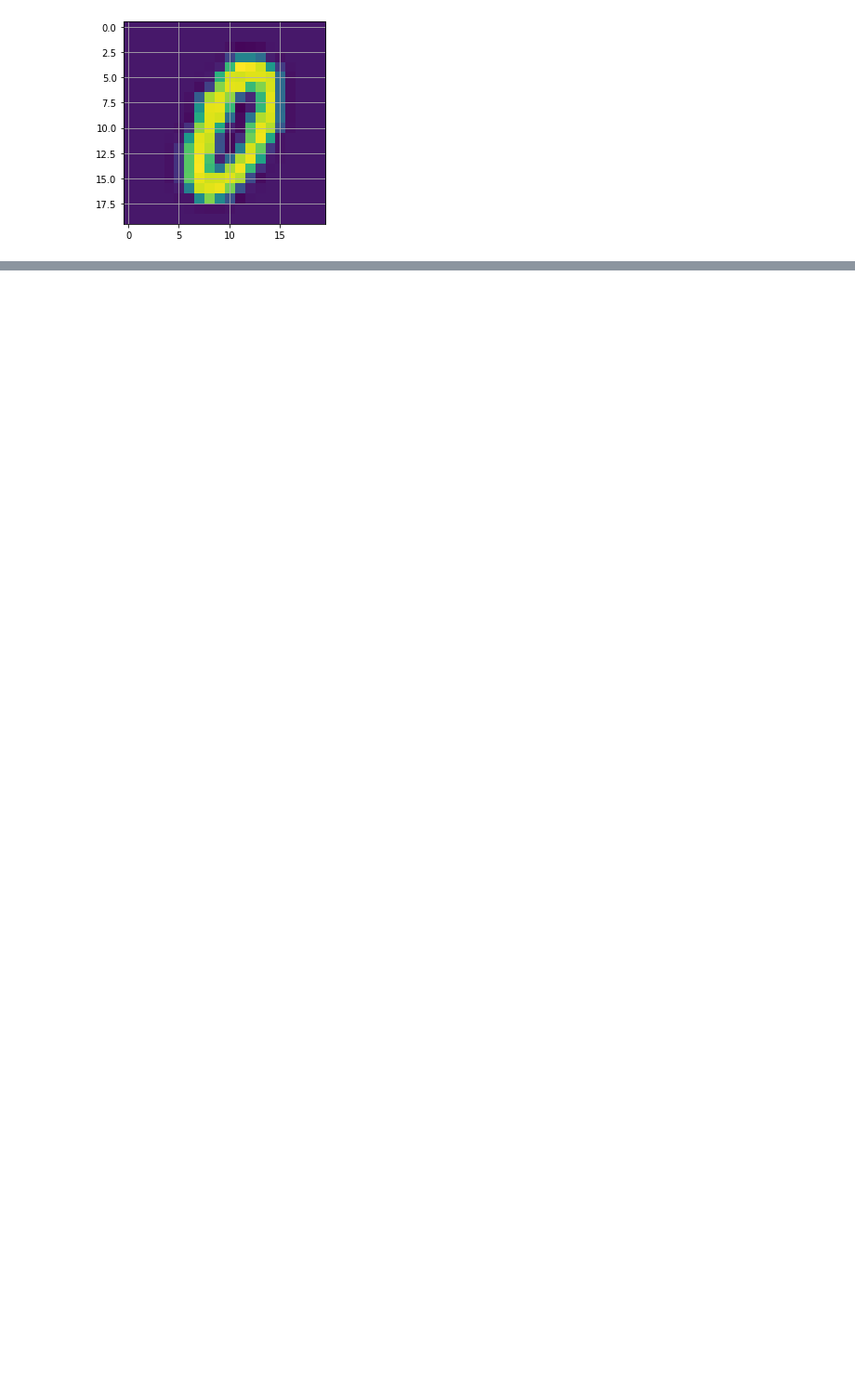
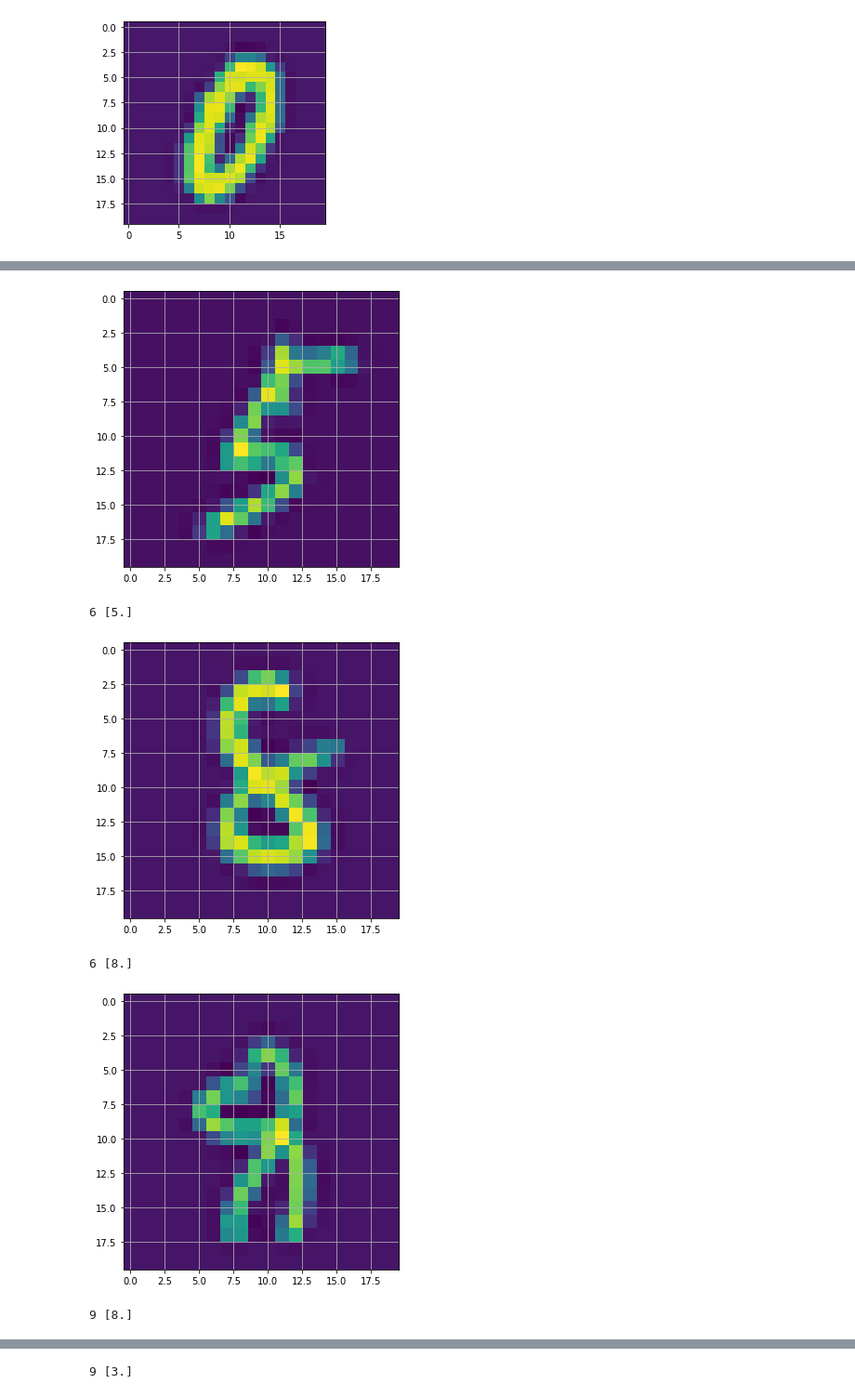
Before and after one commit to qherm/math425-final-project, a Jupyter notebook: Problem 3.ipynb, the cells around one changed output, grey strips where cells are left out. Shown at 93% size. Saved outputs shown, nothing was run; the diff lists cells and outputs as text; code cells hidden in the pictures; blank space fills up the shorter version.

```diff
--- a/Problem 3.ipynb
+++ b/Problem 3.ipynb
@@ -105,0 +178,31 @@ Shape of VT   : (10, 400, 400)
+# %%
+def print_digit(y):
+    fig = plt.figure(figsize=(20, 12))
+    fig.add_subplot(2, 2, 1)
+    plt.imshow(y.reshape(20,20).T, cmap=plt.get_cmap('viridis'))
+    plt.grid();
+    plt.show()
+# %%
+Classifications=[]
+#print(np.dot(Us[0][1],Us[0][1]))
+
+for i in range(1000):
+    Classifications.append(classify_y(Us,test_set[i],5))
+Classifications=np.asarray(Classifications).astype(int)
+
+incorrect_samples=0
+
+for i in range(1000):
+    #print(Classifications[i],test_labels[i])
+    if Classifications[i]!=test_labels[i]:
+        print_digit(test_set[i])
+        print(Classifications[i],test_labels[i])
+        incorrect_samples=incorrect_samples+1
+print(incorrect_samples)
+# %% [output]
+[figure, added]
+6 [5.]
+[figure, added]
+6 [8.]
+[figure, added]
+9 [8.]
@@ -105,0 +210 @@ Shape of VT   : (10, 400, 400)
+9 [3.]
```
Also changed, not shown: parts of 13 cells of this notebook.
